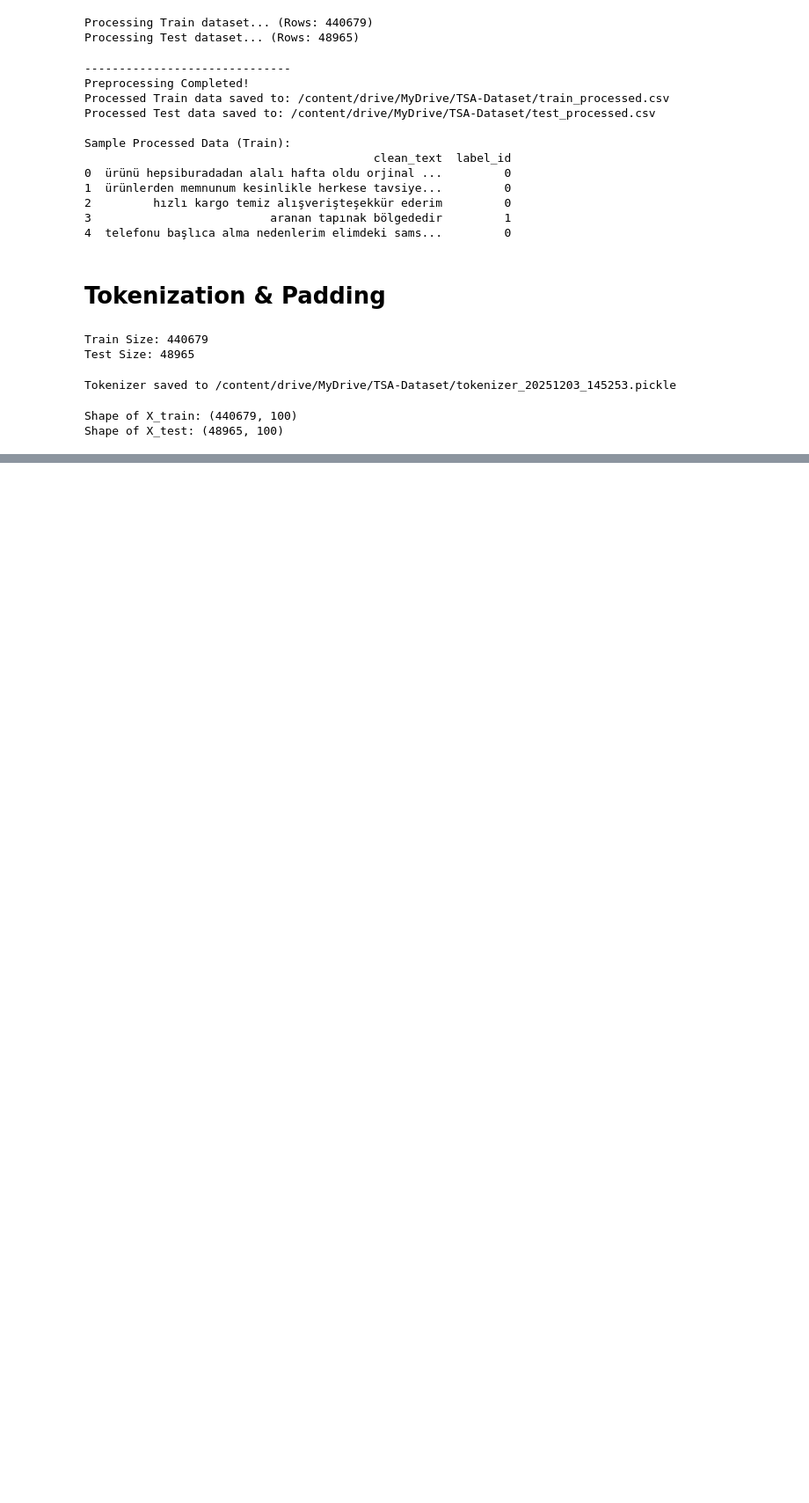
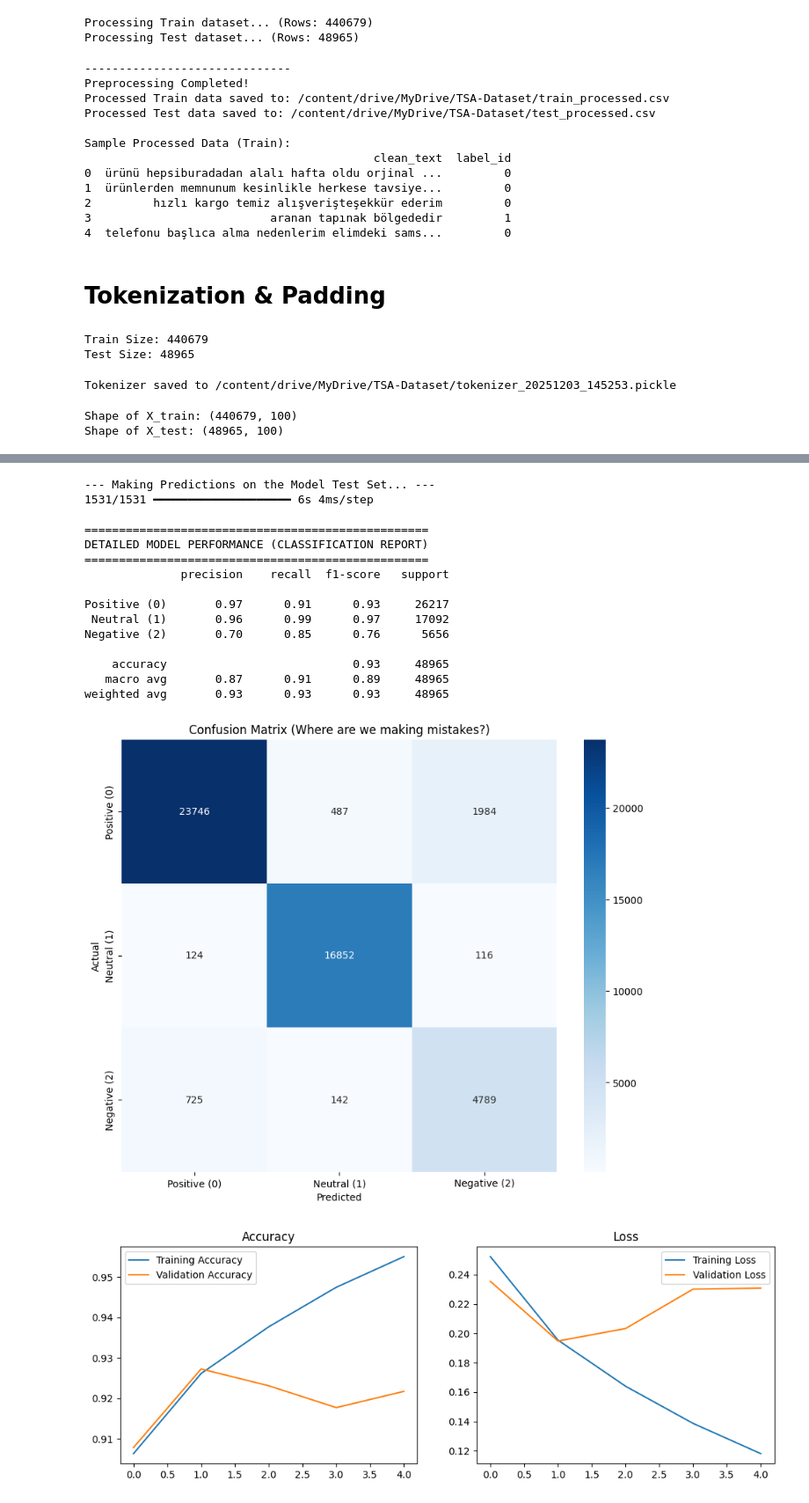
Before and after one commit to omerfcinoglu/Turkish_Sentiment_Analysis, a Jupyter notebook: Turkish_Sentiment_Analysis.ipynb, the cells around one changed output, grey strips where cells are left out. Shown at 88% size. Drawn from its saved outputs; the diff is of its cells as text; code cells hidden in the pictures; blank space fills up the shorter version.

```diff
--- a/Turkish_Sentiment_Analysis.ipynb
+++ b/Turkish_Sentiment_Analysis.ipynb
@@ -278,0 +411,58 @@ np.save('/content/drive/MyDrive/TSA-Dataset/NumpyFormat/Y_test.npy', Y_test)
+# %%
+print("\n--- Making Predictions on the Model Test Set... ---")
+# Get the model's probability predictions (e.g., [0.1, 0.2, 0.7])
+y_pred_probs = model.predict(X_test)
+# Select the class with the highest probability (0, 1, or 2)
+y_pred_classes = np.argmax(y_pred_probs, axis=1)
+
+# 1. CLASSIFICATION REPORT
+# Shows Precision, Recall, and F1 scores separately for each class.
+print("\n" + "="*50)
+print("DETAILED MODEL PERFORMANCE (CLASSIFICATION REPORT)")
+print("="*50)
+target_names = ['Positive (0)', 'Neutral (1)', 'Negative (2)']
+print(classification_report(Y_test, y_pred_classes, target_names=target_names))
+
+# 2. CONFUSION MATRIX
+# Heatmap showing which classes the model confused with others.
+cm = confusion_matrix(Y_test, y_pred_classes)
+
+plt.figure(figsize=(10, 8))
+sns.heatmap(cm, annot=True, fmt='d', cmap='Blues', xticklabels=target_names, yticklabels=target_names)
+plt.xlabel('Predicted')
+plt.ylabel('Actual')
+plt.title('Confusion Matrix (Where are we making mistakes?)')
+plt.show()
+
+# 3. TRAINING PLOTS
+plt.figure(figsize=(12, 4))
+plt.subplot(1, 2, 1)
+plt.plot(history.history['accuracy'], label='Training Accuracy')
+plt.plot(history.history['val_accuracy'], label='Validation Accuracy')
+plt.title('Accuracy')
+plt.legend()
+
+plt.subplot(1, 2, 2)
+plt.plot(history.history['loss'], label='Training Loss')
+plt.plot(history.history['val_loss'], label='Validation Loss')
+plt.title('Loss')
+plt.legend()
+plt.show()
+# %% [output]
+--- Making Predictions on the Model Test Set... ---
+1531/1531 ━━━━━━━━━━━━━━━━━━━━ 6s 4ms/step
+
+==================================================
+DETAILED MODEL PERFORMANCE (CLASSIFICATION REPORT)
+==================================================
+              precision    recall  f1-score   support
+
+Positive (0)       0.97      0.91      0.93     26217
+ Neutral (1)       0.96      0.99      0.97     17092
+Negative (2)       0.70      0.85      0.76      5656
+
+    accuracy                           0.93     48965
+   macro avg       0.87      0.91      0.89     48965
+weighted avg       0.93      0.93      0.93     48965
+[figure, added]
+[figure, added]
```
Also changed, not shown: parts of 10 cells of this notebook.
